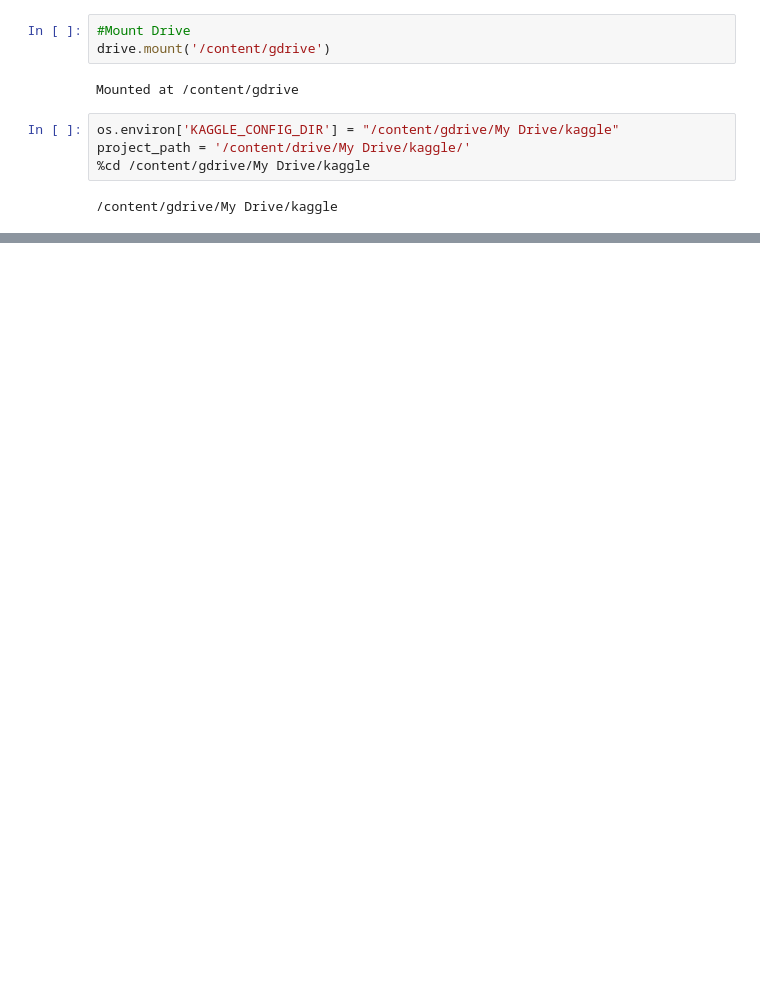
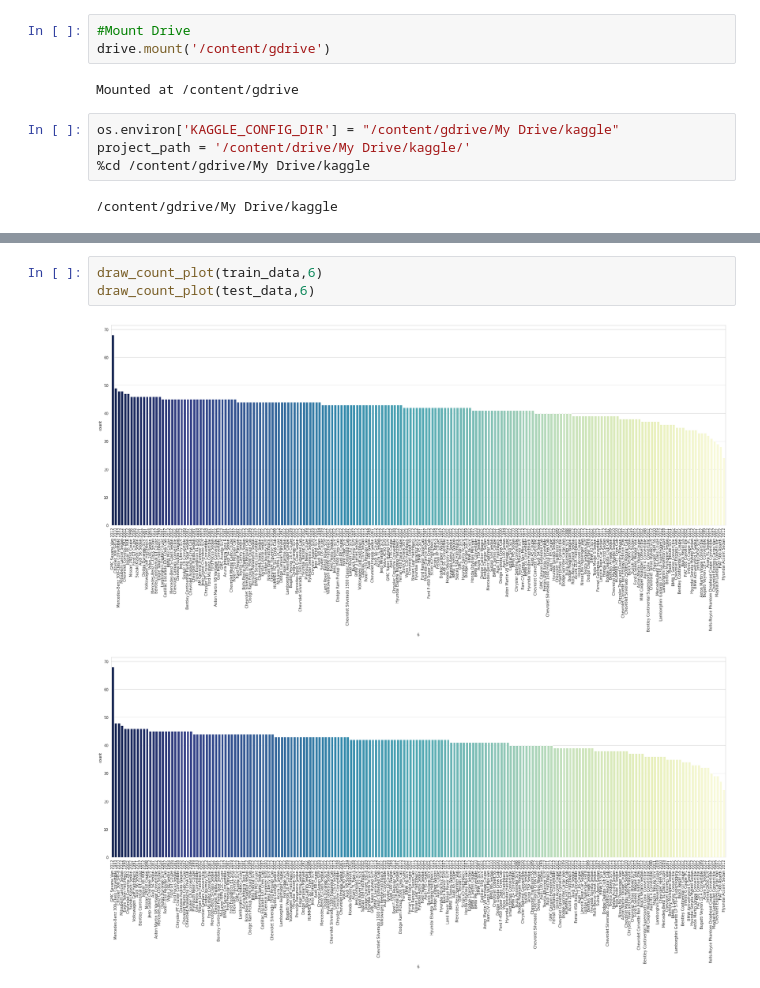
Before and after one commit to bedhinesh/capstone-aiml, a Jupyter notebook: Capstone_Group1_EDA.ipynb, the cells around one changed output, grey strips where cells are left out. Cells and saved outputs as stored; diff of their text form; blank space fills up the shorter version.

```diff
--- a/Capstone_Group1_EDA.ipynb
+++ b/Capstone_Group1_EDA.ipynb
@@ -51,0 +189,6 @@ project_path = '/content/drive/My Drive/kaggle/'
+# %%
+draw_count_plot(train_data,6)
+draw_count_plot(test_data,6)
+# %% [output]
+[figure, added]
+[figure, added]
```
Also changed, not shown: parts of 12 cells of this notebook.
